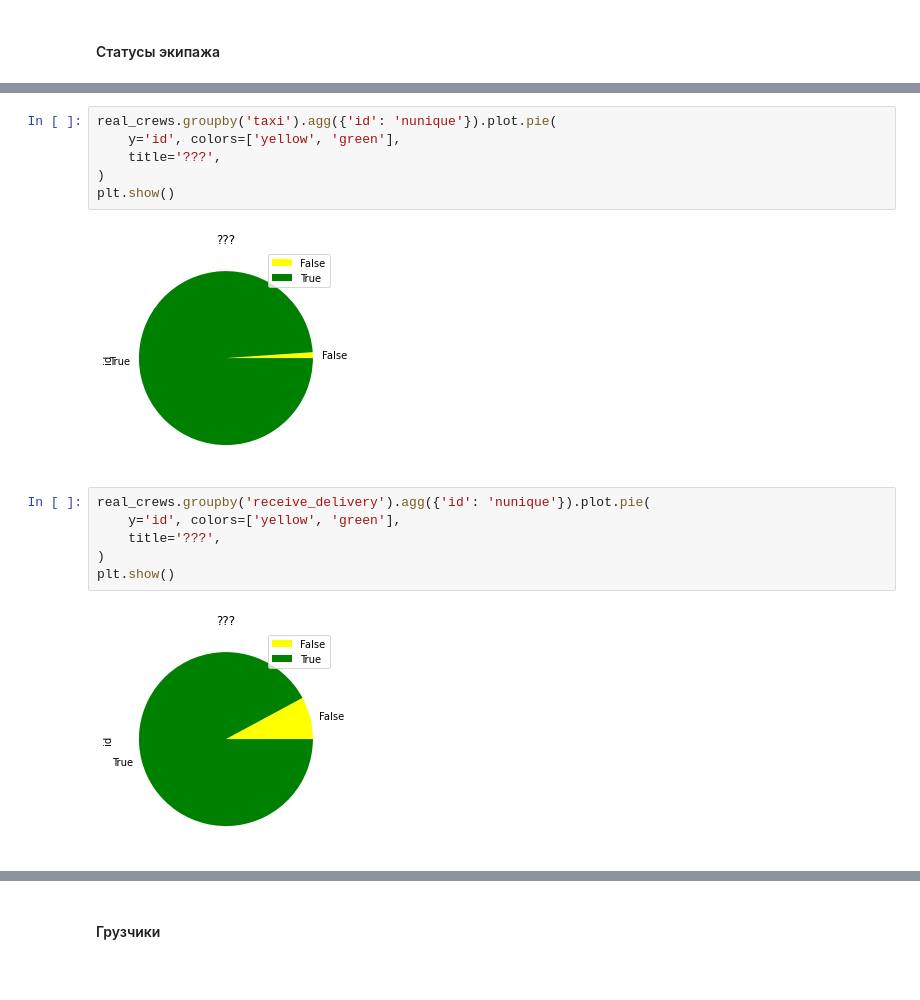
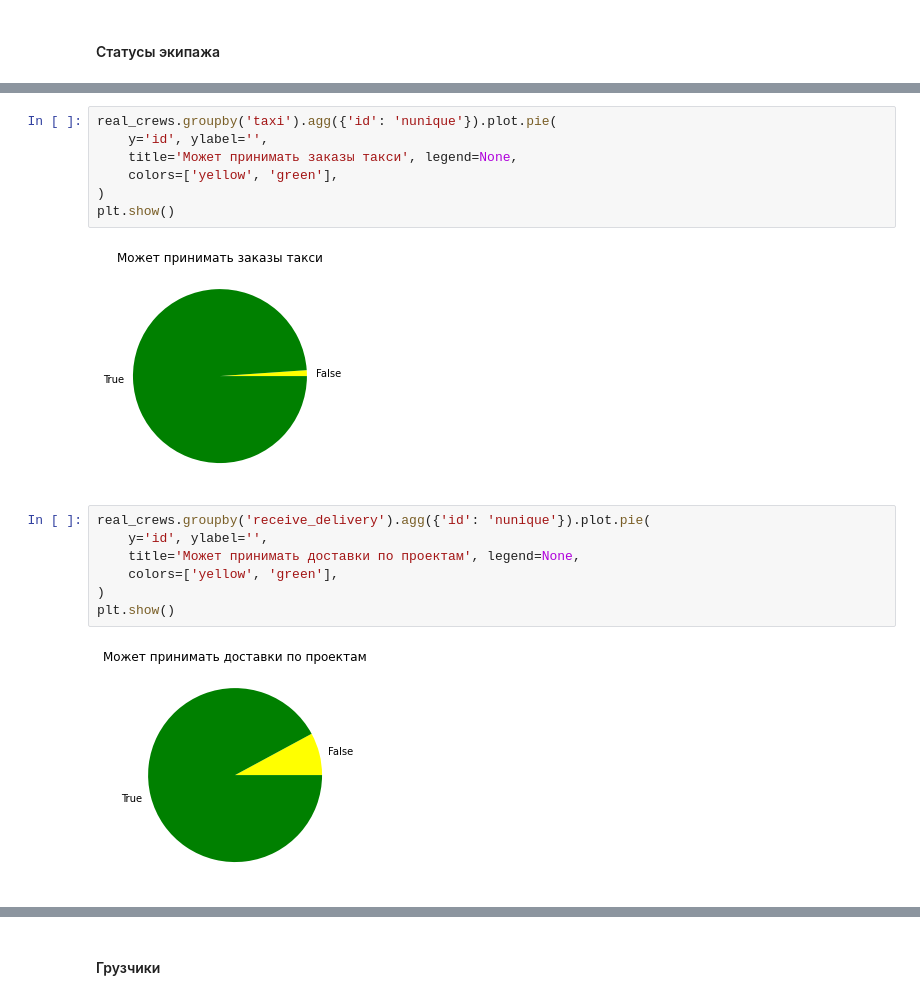
Before and after one commit to okeangel/da_portfolio, a Jupyter notebook: commerce/mover.ipynb, the cells around one changed output, grey strips where cells are left out. Cells and saved outputs as stored; diff of their text form.

```diff
--- a/commerce/mover.ipynb
+++ b/commerce/mover.ipynb
@@ -755,16 +675,18 @@ plt.show()
 # %%
 real_crews.groupby('taxi').agg({'id': 'nunique'}).plot.pie(
-    y='id', colors=['yellow', 'green'],
-    title='???',
+    y='id', ylabel='',
+    title='Может принимать заказы такси', legend=None,
+    colors=['yellow', 'green'],
 )
 plt.show()
 # %% [output]
-[figure, old version]
+[figure, new version]
 # %%
 real_crews.groupby('receive_delivery').agg({'id': 'nunique'}).plot.pie(
-    y='id', colors=['yellow', 'green'],
-    title='???',
+    y='id', ylabel='',
+    title='Может принимать доставки по проектам', legend=None,
+    colors=['yellow', 'green'],
 )
 plt.show()
 # %% [output]
-[figure, old version]
+[figure, new version]
```
Also changed, not shown: parts of 58 cells of this notebook, 2 other files.
